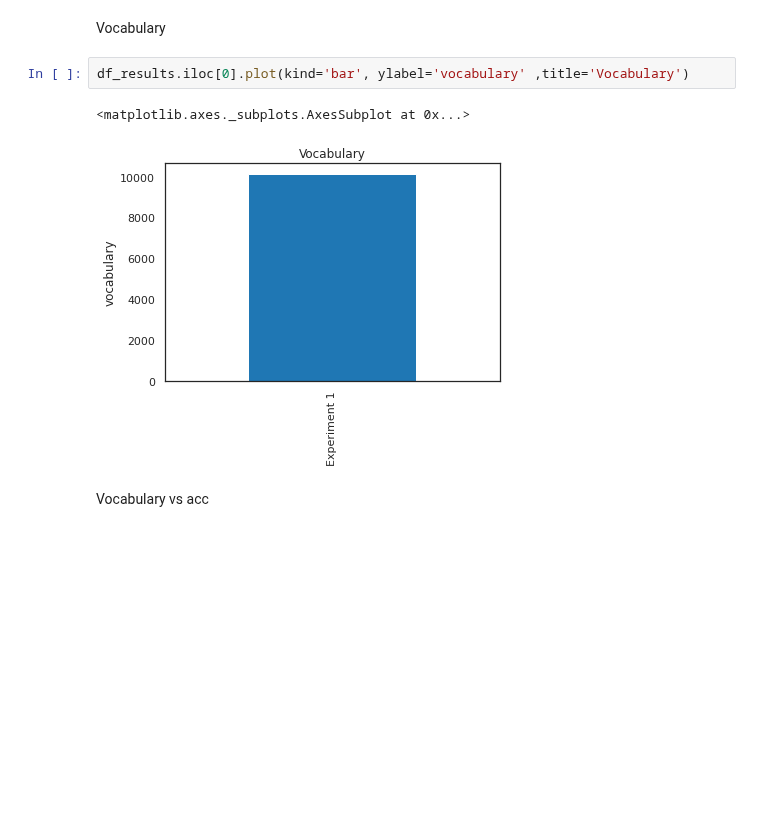
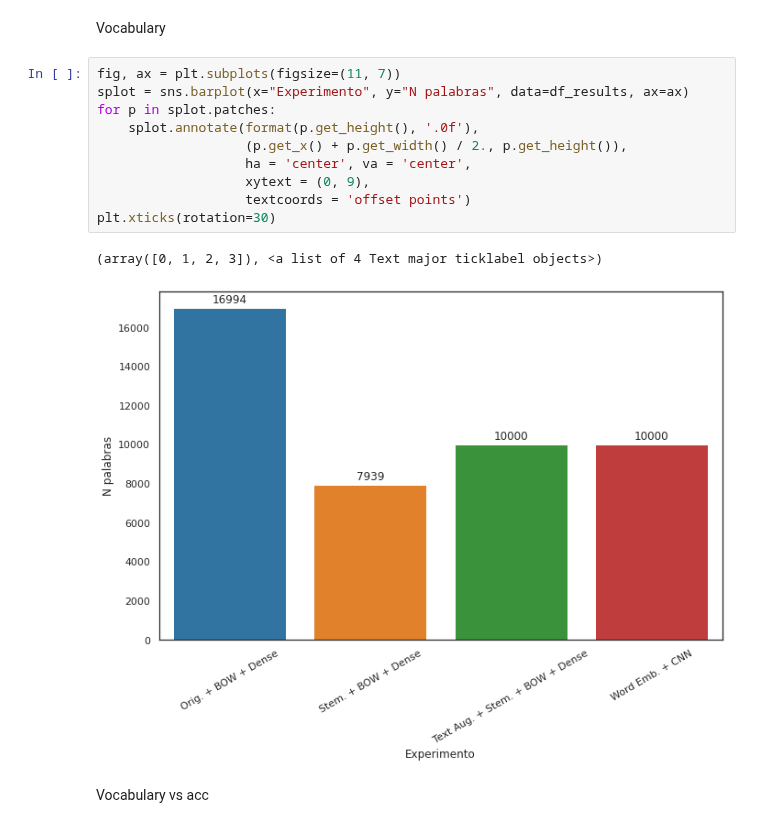
Before and after one commit to Jaimemorillo/ShouldIwatchThisMovie, a Jupyter notebook: Memoria_experiment1.ipynb, the cells around one changed output. Saved outputs shown, nothing was run; the diff lists cells and outputs as text; blank space fills up the shorter version.

```diff
--- a/Memoria_experiment1.ipynb
+++ b/Memoria_experiment1.ipynb
@@ -371,10 +375,18 @@ sns.heatmap(matrix_con, annot=True)
 # %% [markdown]
 Vocabulary
-# %%
-df_results.iloc[0].plot(kind='bar', ylabel='vocabulary' ,title='Vocabulary')
-# %% [output]
-<matplotlib.axes._subplots.AxesSubplot at 0x...>
-[figure, removed]
+# %%
+fig, ax = plt.subplots(figsize=(11, 7))
+splot = sns.barplot(x="Experimento", y="N palabras", data=df_results, ax=ax)
+for p in splot.patches:
+    splot.annotate(format(p.get_height(), '.0f'),
+                   (p.get_x() + p.get_width() / 2., p.get_height()),
+                   ha = 'center', va = 'center',
+                   xytext = (0, 9),
+                   textcoords = 'offset points')
+plt.xticks(rotation=30)
+# %% [output]
+(array([0, 1, 2, 3]), <a list of 4 Text major ticklabel objects>)
+[figure, added]
 # %% [markdown]
 Vocabulary vs acc
 # %%
```
Also changed, not shown: parts of 5 cells of this notebook.
